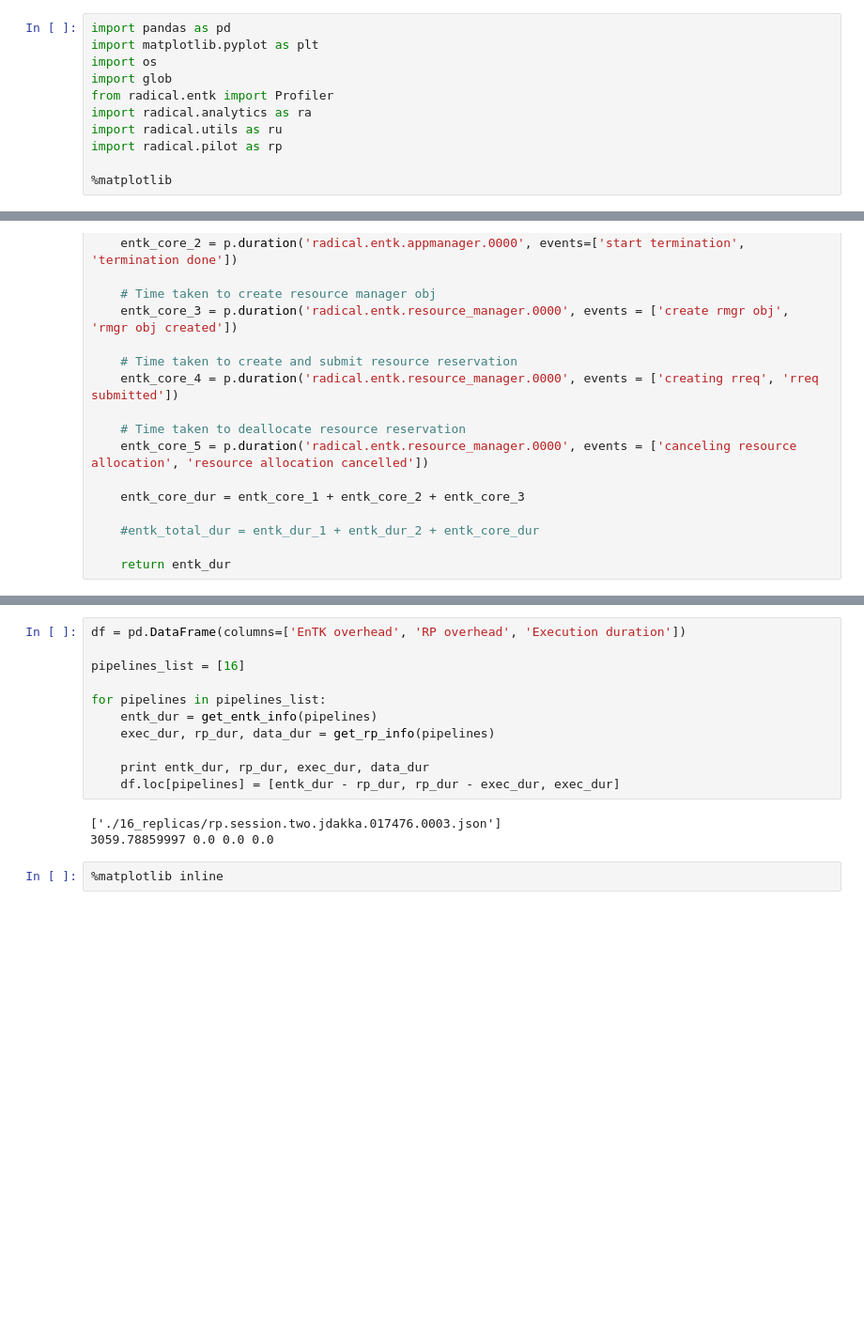
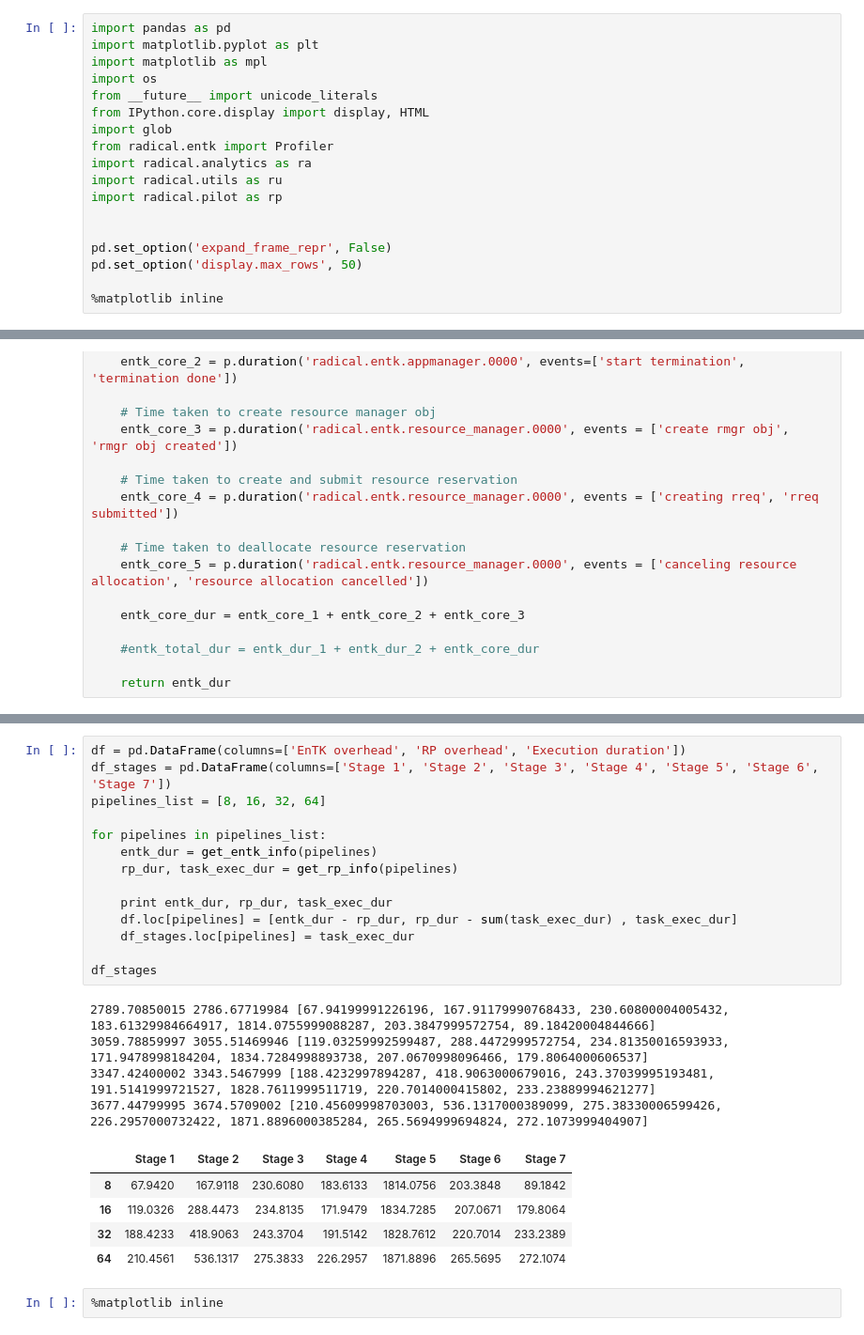
Before and after one commit to radical-experiments/htbac-experiments, a Jupyter notebook: esmacs_entk06/namd-entk-6-barrier_correct_timing/plotme.ipynb, the cells around one changed output, grey strips where cells are left out. Shown: that part at 94% size. Saved outputs shown, nothing was run; the diff lists cells and outputs as text; blank space fills up the shorter version.

```diff
--- a/esmacs_entk06/namd-entk-6-barrier_correct_timing/plotme.ipynb
+++ b/esmacs_entk06/namd-entk-6-barrier_correct_timing/plotme.ipynb
@@ -1,11 +1,18 @@
 # %%
 import pandas as pd
 import matplotlib.pyplot as plt
+import matplotlib as mpl
 import os
+from __future__ import unicode_literals
+from IPython.core.display import display, HTML
 import glob
 from radical.entk import Profiler
 import radical.analytics as ra
 import radical.utils as ru
 import radical.pilot as rp
 
-%matplotlib
+
+pd.set_option('expand_frame_repr', False)
+pd.set_option('display.max_rows', 50)
+
+%matplotlib inline
@@ -81,17 +92,27 @@ def get_rp_info(pipelines):
 # %%
 df = pd.DataFrame(columns=['EnTK overhead', 'RP overhead', 'Execution duration'])
-
-pipelines_list = [16]
+df_stages = pd.DataFrame(columns=['Stage 1', 'Stage 2', 'Stage 3', 'Stage 4', 'Stage 5', 'Stage 6', 'Stage 7'])
+pipelines_list = [8, 16, 32, 64]
 
 for pipelines in pipelines_list:
     entk_dur = get_entk_info(pipelines)
-    exec_dur, rp_dur, data_dur = get_rp_info(pipelines)
+    rp_dur, task_exec_dur = get_rp_info(pipelines)
 
-    print entk_dur, rp_dur, exec_dur, data_dur
-    df.loc[pipelines] = [entk_dur - rp_dur, rp_dur - exec_dur, exec_dur]
+    print entk_dur, rp_dur, task_exec_dur
+    df.loc[pipelines] = [entk_dur - rp_dur, rp_dur - sum(task_exec_dur) , task_exec_dur]
+    df_stages.loc[pipelines] = task_exec_dur
+
+df_stages
 # %% [output]
-['./16_replicas/rp.session.two.jdakka.017476.0003.json']
-3059.78859997 0.0 0.0 0.0
+2789.70850015 2786.67719984 [67.94199991226196, 167.91179990768433, 230.60800004005432, 183.61329984664917, 1814.0755999088287, 203.3847999572754, 89.18420004844666]
+3059.78859997 3055.51469946 [119.03259992599487, 288.4472999572754, 234.81350016593933, 171.9478998184204, 1834.7284998893738, 207.0670998096466, 179.8064000606537]
+3347.42400002 3343.5467999 [188.4232997894287, 418.9063000679016, 243.37039995193481, 191.5141999721527, 1828.7611999511719, 220.7014000415802, 233.23889994621277]
+3677.44799995 3674.5709002 [210.45609998703003, 536.1317000389099, 275.38330006599426, 226.2957000732422, 1871.8896000385284, 265.5694999694824, 272.1073999404907]
+|  | Stage 1 | Stage 2 | Stage 3 | Stage 4 | Stage 5 | Stage 6 | Stage 7 |
+| 8 | 67.9420 | 167.9118 | 230.6080 | 183.6133 | 1814.0756 | 203.3848 | 89.1842 |
+| 16 | 119.0326 | 288.4473 | 234.8135 | 171.9479 | 1834.7285 | 207.0671 | 179.8064 |
+| 32 | 188.4233 | 418.9063 | 243.3704 | 191.5142 | 1828.7612 | 220.7014 | 233.2389 |
+| 64 | 210.4561 | 536.1317 | 275.3833 | 226.2957 | 1871.8896 | 265.5695 | 272.1074 |
 # %%
 %matplotlib inline
 # %%
```
Also changed, not shown: parts of 6 cells of this notebook.
